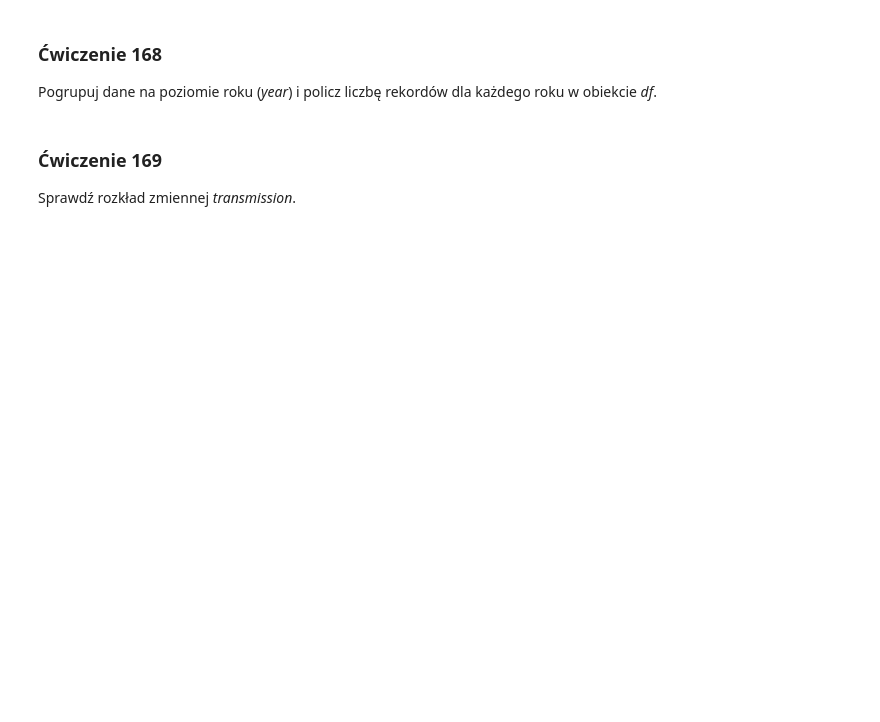
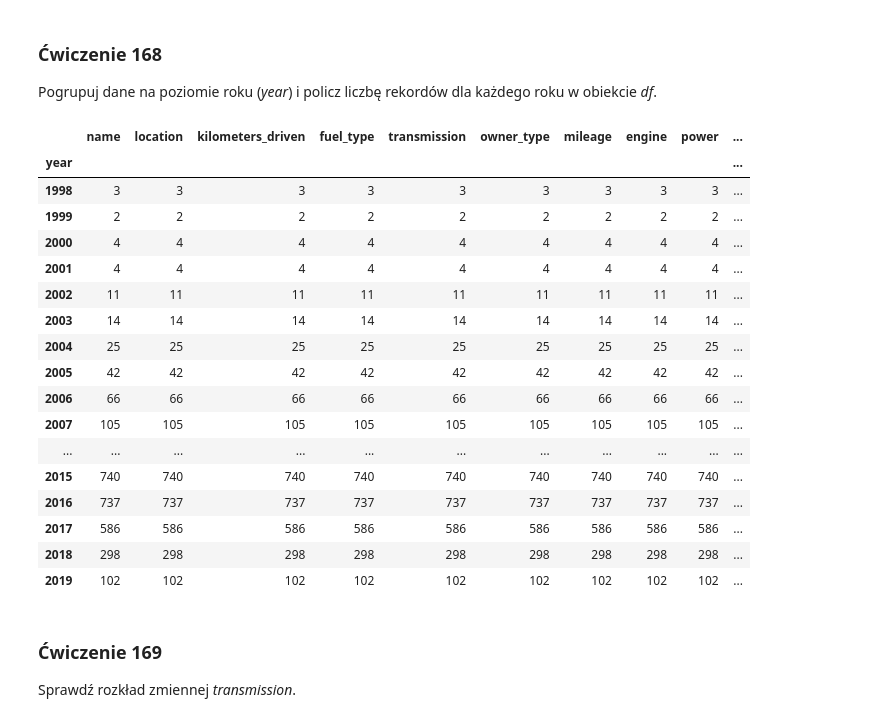
Before and after one commit to sebekpro/python-krakowiak, a Jupyter notebook: 250-data-science-bootcamp-w-jezyku-python/161_170_exercises.ipynb, the cells around one changed output. Saved outputs shown, nothing was run; the diff lists cells and outputs as text; code cells hidden in the pictures; blank space fills up the shorter version.

```diff
--- a/250-data-science-bootcamp-w-jezyku-python/161_170_exercises.ipynb
+++ b/250-data-science-bootcamp-w-jezyku-python/161_170_exercises.ipynb
@@ -85,0 +241,4 @@ Zauważ, że zmienna _engine_ jest typu _object_. Usuń 3 ostatnie znaki z każd
+# %%
+# tutaj wpisz rozwiązanie
+df1['engine'] = df1['engine'].str[: -3].astype(int)
+df1.head()
@@ -90,0 +255,5 @@ Spójrz na rozkład zmiennej _power_. Zauważ, że ta zmienna ma także braki da
+# %%
+# tutaj wpisz rozwiązanie
+# df1[df1['power'].isin(['null bhp'])]
+df1['power'] = np.where(df1['power'] == 'null bhp', np.nan, df1['power'])
+print(df1['power'].value_counts(dropna = False))
@@ -93,2 +298,4 @@ Usuń jeszcze raz wszystkie rekordy z brakami danych.
 # %%
 # tutaj wpisz rozwiązanie
+df1.dropna(inplace = True)
+df1.info()
@@ -101,0 +327,4 @@ Wyświetl metodą _head()_ pięć pierwszych wierszy.
+# %%
+# tutaj wpisz rozwiązanie
+df1['power'] = df1['power'].str[: -3].astype(float)
+df1.head()
@@ -104,6 +340,26 @@ Wyświetl metodą _head()_ pięć pierwszych wierszy.
 Pogrupuj dane na poziomie roku (_year_) i policz liczbę rekordów dla każdego roku w obiekcie _df_.
 # %%
 # tutaj wpisz rozwiązanie
+df1.groupby('year').count()
+# %% [output]
+|  | name | location | kilometers_driven | fuel_type | transmission | owner_type | mileage | engine | power | ... |
+| year |  |  |  |  |  |  |  |  |  | ... |
+| 1998 | 3 | 3 | 3 | 3 | 3 | 3 | 3 | 3 | 3 | ... |
+| 1999 | 2 | 2 | 2 | 2 | 2 | 2 | 2 | 2 | 2 | ... |
+| 2000 | 4 | 4 | 4 | 4 | 4 | 4 | 4 | 4 | 4 | ... |
+| 2001 | 4 | 4 | 4 | 4 | 4 | 4 | 4 | 4 | 4 | ... |
+| 2002 | 11 | 11 | 11 | 11 | 11 | 11 | 11 | 11 | 11 | ... |
+| 2003 | 14 | 14 | 14 | 14 | 14 | 14 | 14 | 14 | 14 | ... |
+| 2004 | 25 | 25 | 25 | 25 | 25 | 25 | 25 | 25 | 25 | ... |
+| 2005 | 42 | 42 | 42 | 42 | 42 | 42 | 42 | 42 | 42 | ... |
+| 2006 | 66 | 66 | 66 | 66 | 66 | 66 | 66 | 66 | 66 | ... |
+| 2007 | 105 | 105 | 105 | 105 | 105 | 105 | 105 | 105 | 105 | ... |
+| ... | ... | ... | ... | ... | ... | ... | ... | ... | ... | ... |
+| 2015 | 740 | 740 | 740 | 740 | 740 | 740 | 740 | 740 | 740 | ... |
+| 2016 | 737 | 737 | 737 | 737 | 737 | 737 | 737 | 737 | 737 | ... |
+| 2017 | 586 | 586 | 586 | 586 | 586 | 586 | 586 | 586 | 586 | ... |
+| 2018 | 298 | 298 | 298 | 298 | 298 | 298 | 298 | 298 | 298 | ... |
+| 2019 | 102 | 102 | 102 | 102 | 102 | 102 | 102 | 102 | 102 | ... |
 # %% [markdown]
 ### <a name='9'></a> Ćwiczenie 169
 Sprawdź rozkład zmiennej _transmission_.
```
Also changed, not shown: parts of 27 cells of this notebook.
